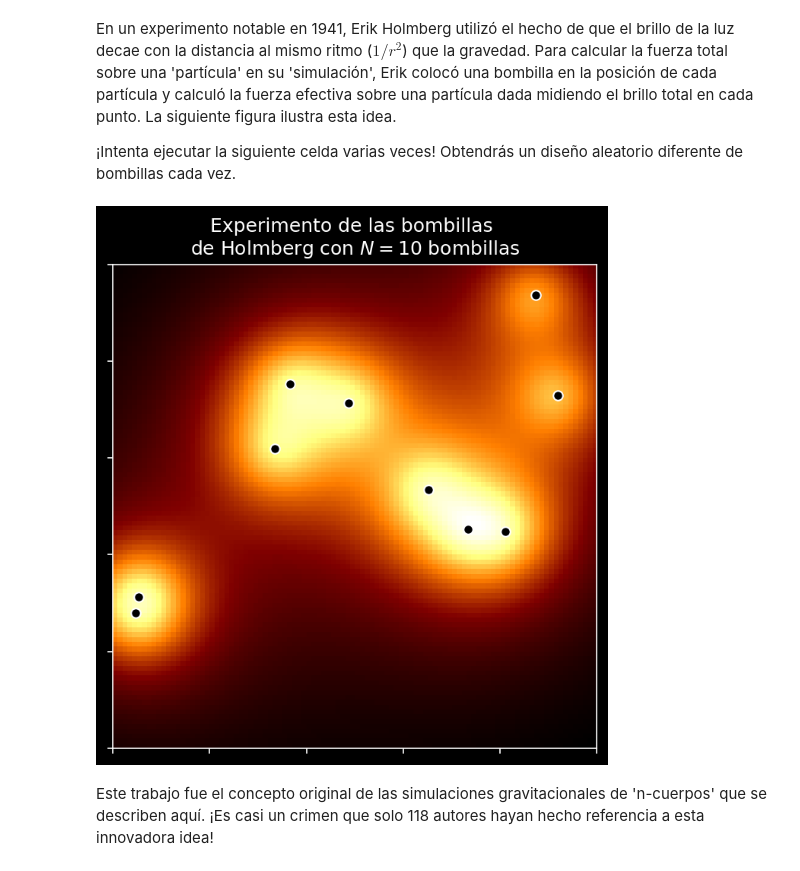
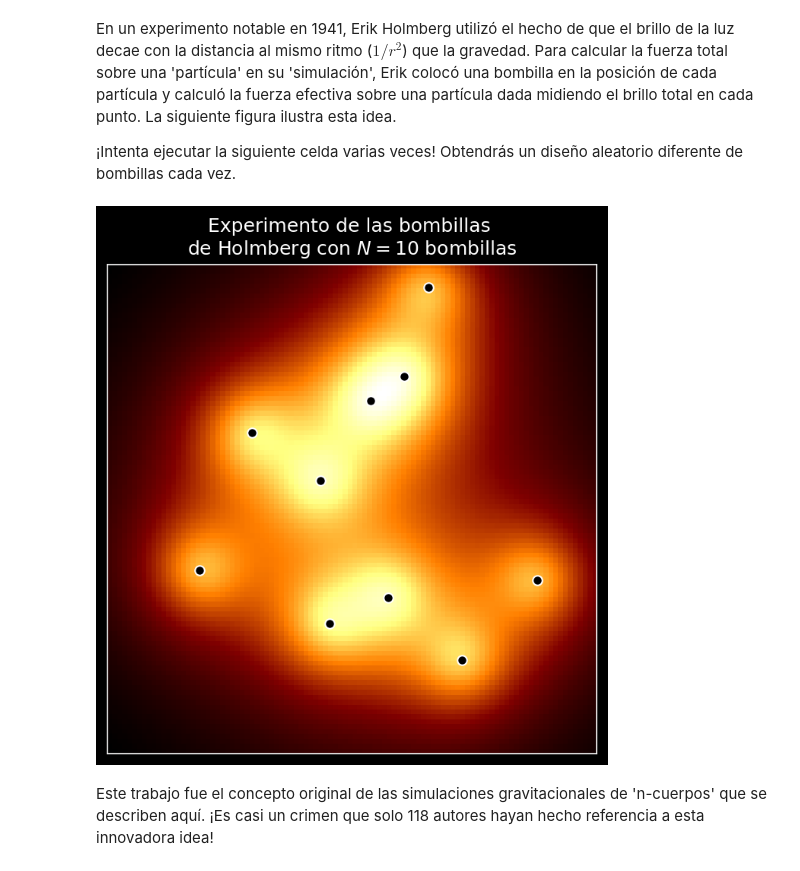
Before and after one commit to ChavezUriel/desihigh, a Jupyter notebook: Espanol/nbody_es.ipynb, the cells around one changed output. Saved outputs shown, nothing was run; the diff lists cells and outputs as text; code cells hidden in the pictures.

Commit message:
Deleted extra cell in nbody_es and minor corrections in graph appearance

```diff
--- a/Espanol/nbody_es.ipynb
+++ b/Espanol/nbody_es.ipynb
@@ -102,31 +96,31 @@ En un experimento notable en 1941, Erik Holmberg utilizó el hecho de que el bri
 # %%
 fig, ax   = plt.subplots(1, 1, figsize=(5,5), dpi=150)
 
 xmin, xmax, ymin, ymax = (0., 1., 0., 1.)
 
 Ngrid         = 100
 xx, yy    = np.meshgrid(np.linspace(xmin, xmax, Ngrid), np.linspace(ymin, ymax, Ngrid))
 epsilon   = 0.1
 
 weights   = np.zeros_like(xx)
 
 npt = 10
 pos, vel  = init_dof(npt=npt)
 
 for par in pos:
   weights += 1. / ((xx - par[0])**2 + (yy - par[1])**2 + epsilon**2.)
 
 ax.imshow(weights, extent=(xmin, xmax, ymin, ymax), cmap=plt.cm.afmhot, alpha=1, origin='lower')
 
 ax.scatter(pos[:,0], pos[:,1], color='k', edgecolor='w')
-ax.tick_params(labelbottom=False, labelleft=False)
+ax.tick_params(labelbottom=False, labelleft=False, left=False, bottom=False)
 ax.set_title(f"Experimento de las bombillas \nde Holmberg con $N={npt}$ bombillas")
 
 ax.set_xlim(0., 1.)
 ax.set_ylim(0., 1.)
 fig.tight_layout()
 # %% [output]
-[figure, old version]
+[figure, new version]
 # %% [markdown]
 Este trabajo fue el concepto original de las simulaciones gravitacionales de 'n-cuerpos' que se describen aquí. ¡Es casi un crimen que solo 118 autores hayan hecho referencia a esta innovadora idea!
 # %% [markdown]
```
Also changed, not shown: parts of 4 cells of this notebook.
